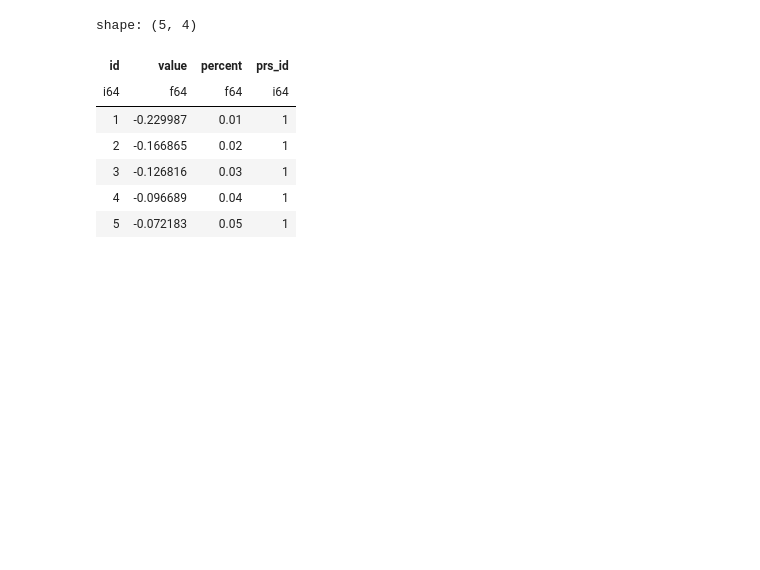
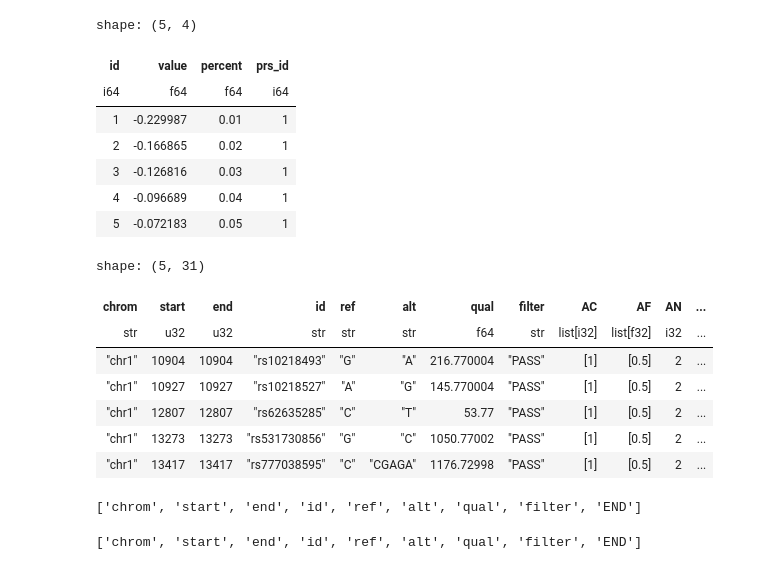
Before and after one commit to dna-seq/prepare-annotations, a Jupyter notebook: notebooks/prepare_modules.ipynb, the cells around one changed output. Drawn from its saved outputs; the diff is of its cells as text; code cells hidden in the pictures; blank space fills up the shorter version.

```diff
--- a/notebooks/prepare_modules.ipynb
+++ b/notebooks/prepare_modules.ipynb
@@ -536,3 +556,31 @@ shape: (5, 4)
 | 3 | -0.126816 | 0.03 | 1 |
 | 4 | -0.096689 | 0.04 | 1 |
 | 5 | -0.072183 | 0.05 | 1 |
+# %%
+import polars_bio as pb
+borysova_path = "/home/antonkulaga/data/genomes/Borysova/BorysovaGenome.vcf"
+borysova = pb.scan_vcf(borysova_path)
+borysova.head(5).collect(engine="streaming")
+# %% [output]
+shape: (5, 31)
+| chrom | start | end | id | ref | alt | qual | filter | AC | AF | AN | ... |
+| str | u32 | u32 | str | str | str | f64 | str | list[i32] | list[f32] | i32 | ... |
+| "chr1" | 10904 | 10904 | "rs10218493" | "G" | "A" | 216.770004 | "PASS" | [1] | [0.5] | 2 | ... |
+| "chr1" | 10927 | 10927 | "rs10218527" | "A" | "G" | 145.770004 | "PASS" | [1] | [0.5] | 2 | ... |
+| "chr1" | 12807 | 12807 | "rs62635285" | "C" | "T" | 53.77 | "PASS" | [1] | [0.5] | 2 | ... |
+| "chr1" | 13273 | 13273 | "rs531730856" | "G" | "C" | 1050.77002 | "PASS" | [1] | [0.5] | 2 | ... |
+| "chr1" | 13417 | 13417 | "rs777038595" | "C" | "CGAGA" | 1176.72998 | "PASS" | [1] | [0.5] | 2 | ... |
+# %%
+antonkulaga_path = "/home/antonkulaga/data/genomes/Anton/antonkulaga.parquet"
+antonkulaga = pl.scan_parquet(antonkulaga_path)
+antonkulaga.head(5).collect(engine="streaming")
+antonkulaga.columns
+# %% [output]
+['chrom', 'start', 'end', 'id', 'ref', 'alt', 'qual', 'filter', 'END']
+# %%
+antonkulaga_path = "/home/antonkulaga/data/genomes/Anton/antonkulaga.vcf"
+antonkulaga = pb.scan_vcf(antonkulaga_path)
+antonkulaga.head(5).collect(engine="streaming")
+antonkulaga.columns
+# %% [output]
+['chrom', 'start', 'end', 'id', 'ref', 'alt', 'qual', 'filter', 'END']
```
Also changed, not shown: parts of 4 cells of this notebook, 18 other files.
